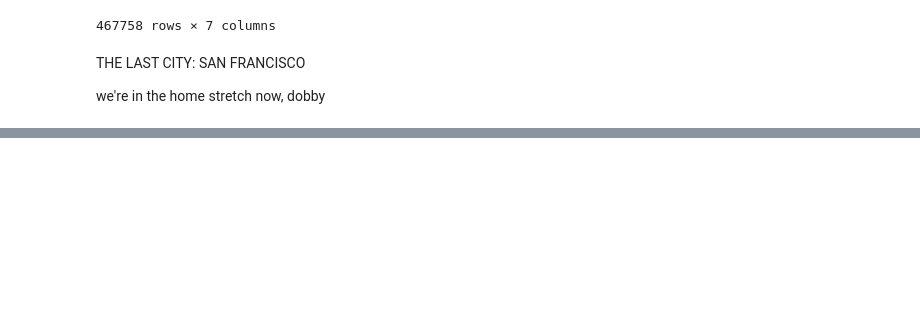
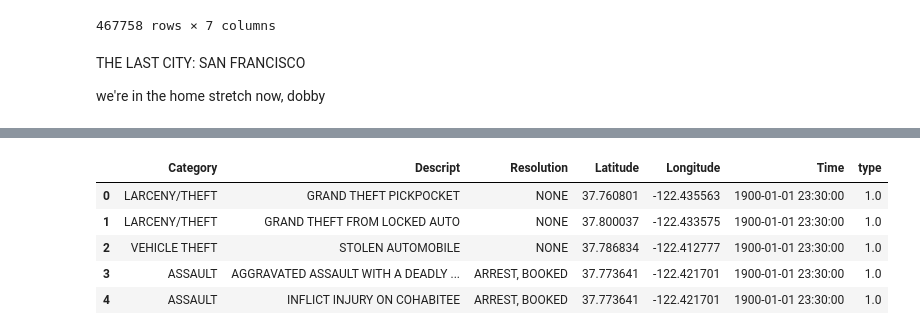
Before and after one commit to codermal7/nikolaj, a Jupyter notebook: cleaning experiemental notebook.ipynb, the cells around one changed output, grey strips where cells are left out. Cells and saved outputs as stored; diff of their text form; code cells hidden in the pictures; blank space fills up the shorter version.

```diff
--- a/cleaning experiemental notebook.ipynb
+++ b/cleaning experiemental notebook.ipynb
@@ -329,0 +404,12 @@ we're in the home stretch now, dobby
+# %%
+# adding a temporary type column with full of ones or smth lmao
+# FIX THIS LATER
+finaldf['type'] = np.ones(len(finaldf))
+finaldf.head()
+# %% [output]
+|  | Category | Descript | Resolution | Latitude | Longitude | Time | type |
+| 0 | LARCENY/THEFT | GRAND THEFT PICKPOCKET | NONE | 37.760801 | -122.435563 | 1900-01-01 23:30:00 | 1.0 |
+| 1 | LARCENY/THEFT | GRAND THEFT FROM LOCKED AUTO | NONE | 37.800037 | -122.433575 | 1900-01-01 23:30:00 | 1.0 |
+| 2 | VEHICLE THEFT | STOLEN AUTOMOBILE | NONE | 37.786834 | -122.412777 | 1900-01-01 23:30:00 | 1.0 |
+| 3 | ASSAULT | AGGRAVATED ASSAULT WITH A DEADLY ... | ARREST, BOOKED | 37.773641 | -122.421701 | 1900-01-01 23:30:00 | 1.0 |
+| 4 | ASSAULT | INFLICT INJURY ON COHABITEE | ARREST, BOOKED | 37.773641 | -122.421701 | 1900-01-01 23:30:00 | 1.0 |
```
Also changed, not shown: parts of 9 cells of this notebook, 2 other files.
